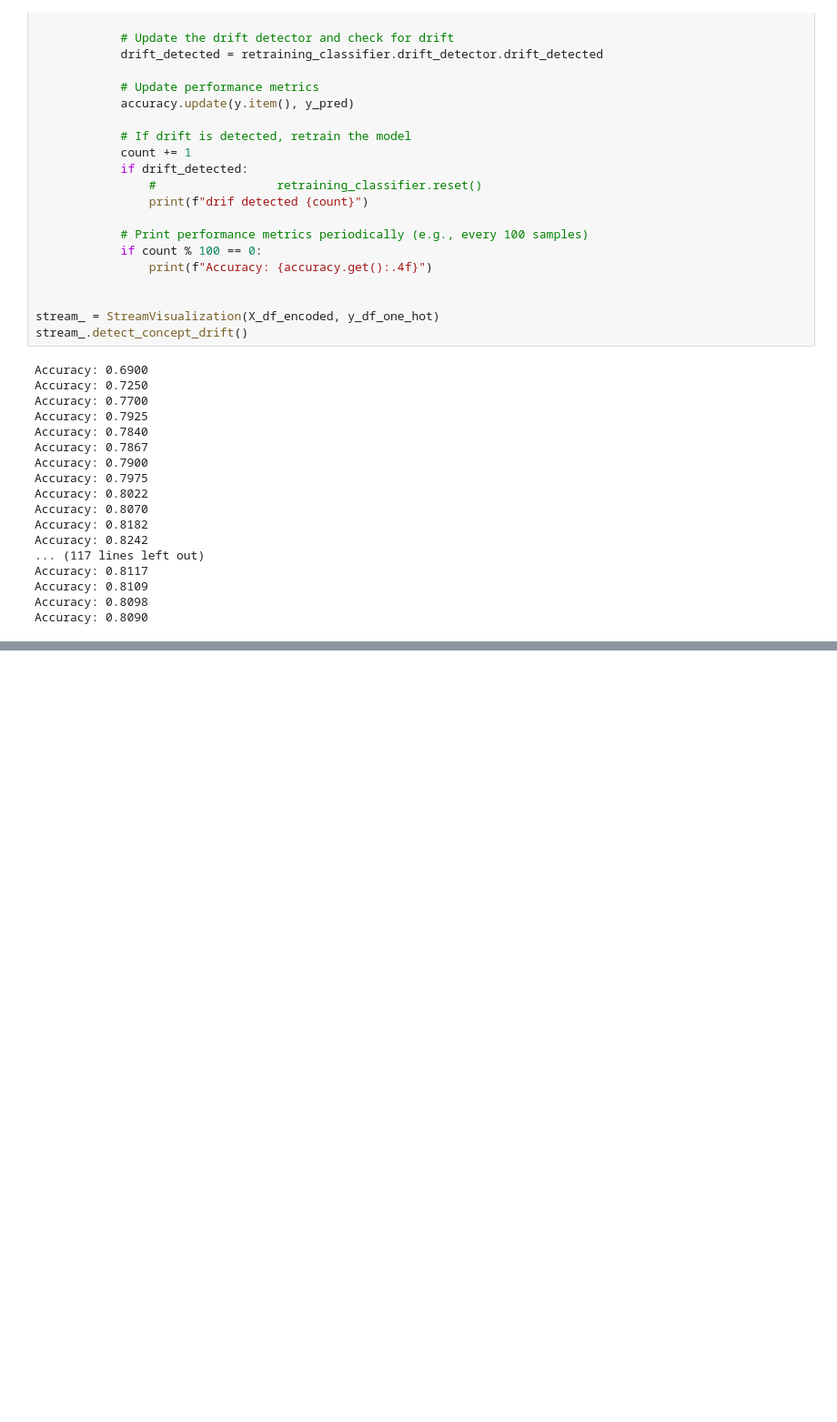
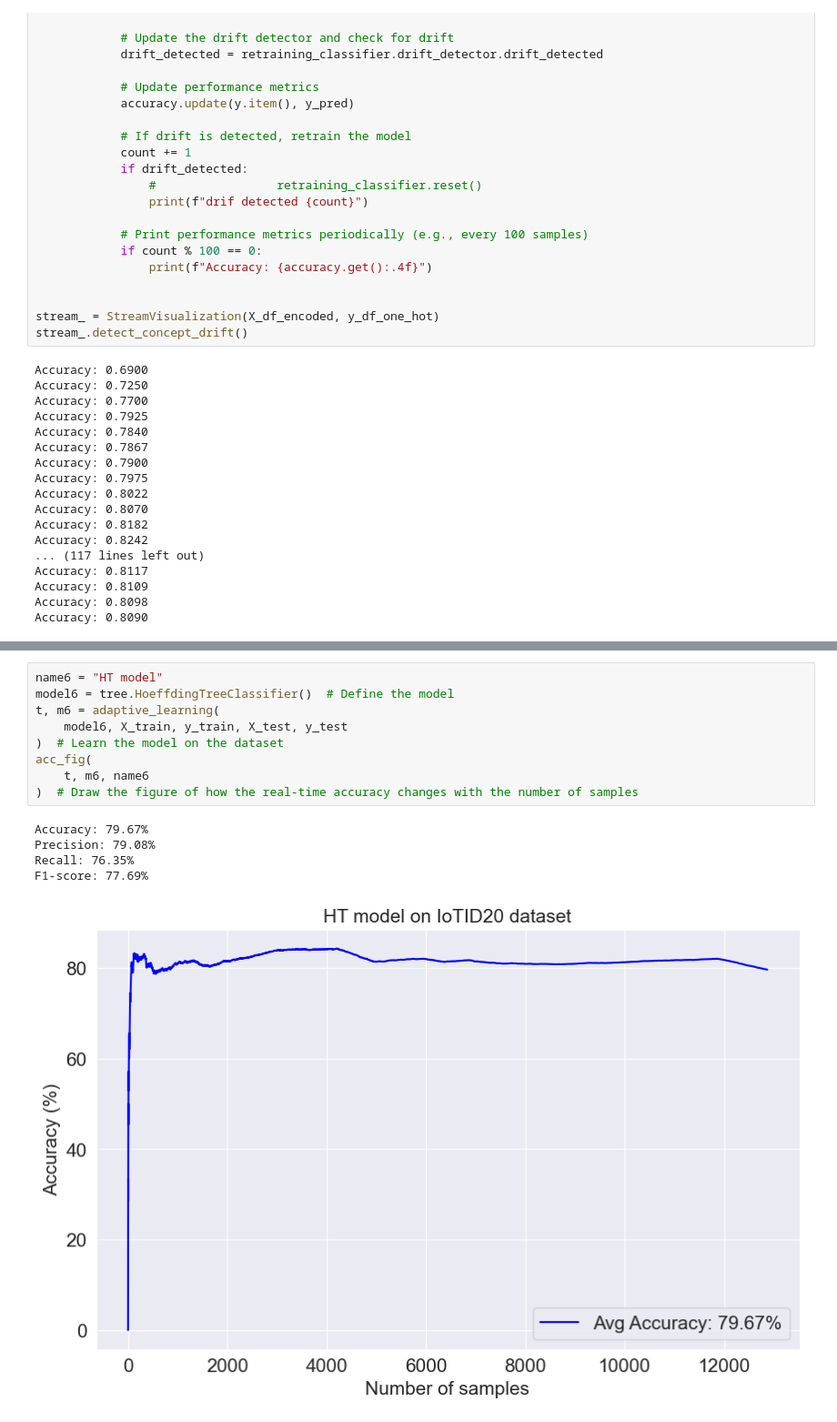
Before and after one commit to aditya0by0/stream-viz, a Jupyter notebook: notebooks/ConceptDrift.ipynb, the cells around one changed output, grey strips where cells are left out. Shown at 91% size. Cells and saved outputs as stored; diff of their text form; blank space fills up the shorter version.

```diff
--- a/notebooks/ConceptDrift.ipynb
+++ b/notebooks/ConceptDrift.ipynb
@@ -181,0 +347,15 @@ Accuracy: 0.8090
+# %%
+name6 = "HT model"
+model6 = tree.HoeffdingTreeClassifier()  # Define the model
+t, m6 = adaptive_learning(
+    model6, X_train, y_train, X_test, y_test
+)  # Learn the model on the dataset
+acc_fig(
+    t, m6, name6
+)  # Draw the figure of how the real-time accuracy changes with the number of samples
+# %% [output]
+Accuracy: 79.67%
+Precision: 79.08%
+Recall: 76.35%
+F1-score: 77.69%
+[figure, added]
```
Also changed, not shown: parts of 14 cells of this notebook.
